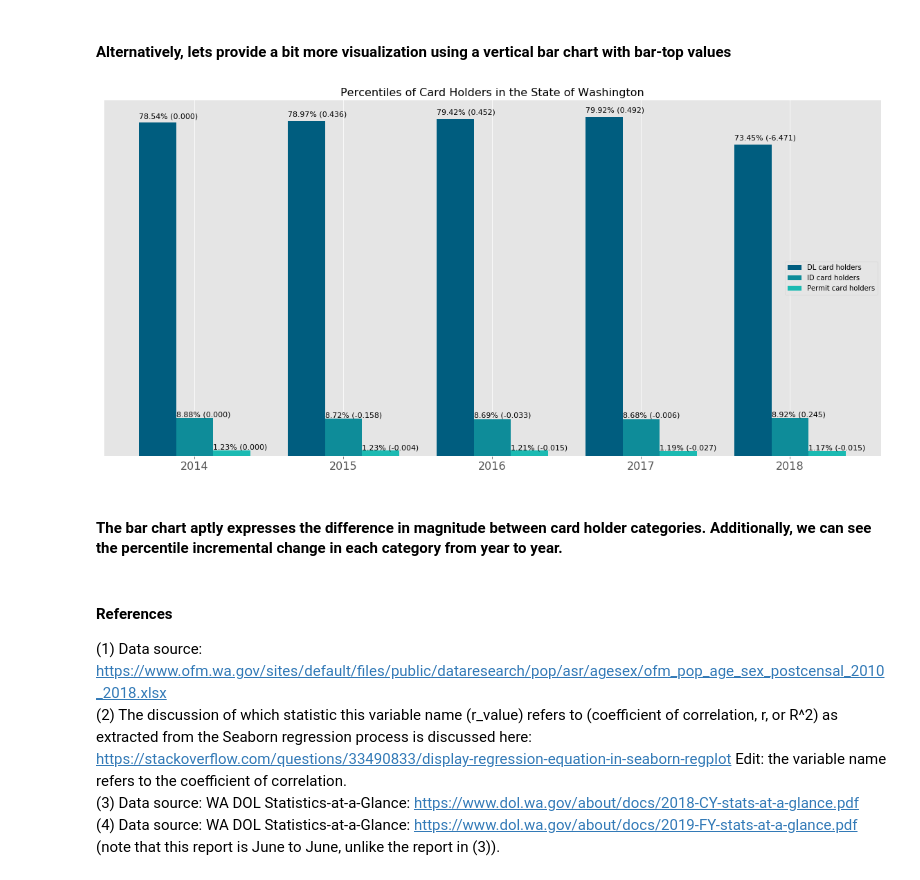
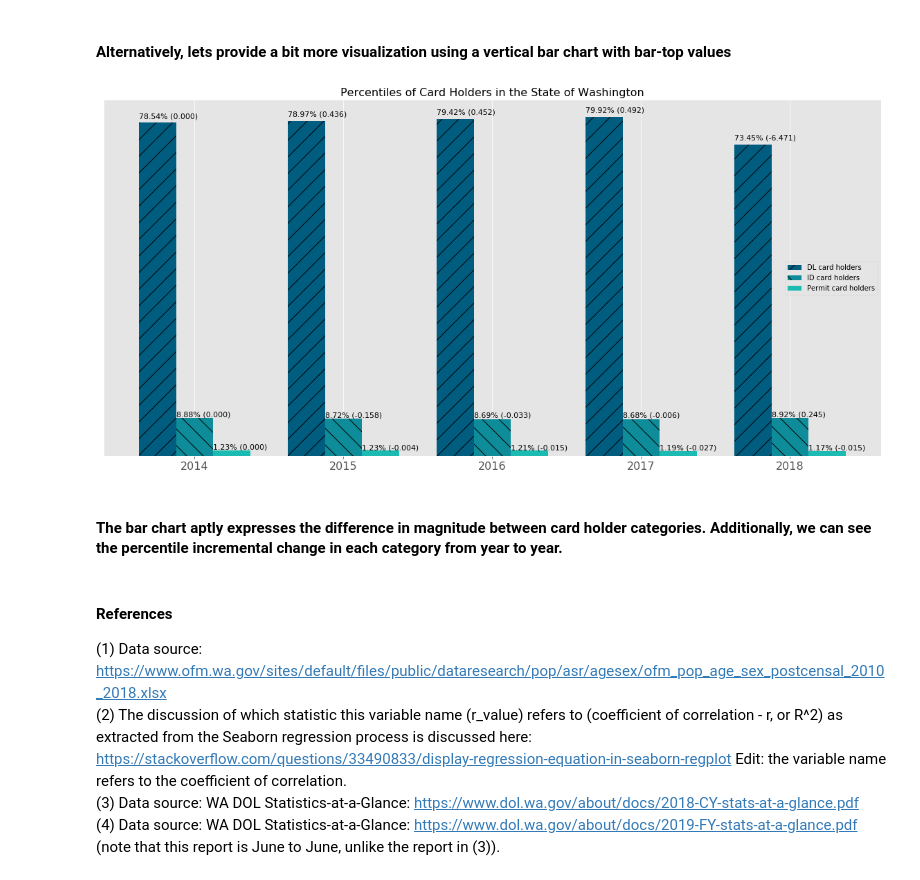
Before and after one commit to skipper0802arty/rootedinrights, a Jupyter notebook: Answering_Questions.ipynb, the cells around one changed output. Saved outputs shown, nothing was run; the diff lists cells and outputs as text; code cells hidden in the pictures.

Commit message:
Added bar chart

```diff
--- a/Answering_Questions.ipynb
+++ b/Answering_Questions.ipynb
@@ -470,9 +470,9 @@ width = 0.25
 fig, ax = plt.subplots(figsize=(16,8))
 
 # Create each bar object with sequence, spacing, color, and values
-rects1 = ax.bar(ind, DL_counts, width, color='#005d7f')                             # removed yerr=red_std, #5cb85c
-rects2 = ax.bar((ind + width), ID_counts, width, color='#0E8C99')               #5bc0de
-rects3 = ax.bar((ind + (width * 2)), Permit_counts, width, color='#1bbab2') #d9534f
+rects1 = ax.bar(ind, DL_counts, width, color='#005d7f', hatch='/')                             # removed yerr=red_std, #5cb85c
+rects2 = ax.bar((ind + width), ID_counts, width, color='#0E8C99', hatch='\\')            #5bc0de
+rects3 = ax.bar((ind + (width * 2)), Permit_counts, width, color='#1bbab2')              #d9534f
 
 # add settings for text, labels, title and axes ticks
 ax.set_title('Percentiles of Card Holders in the State of Washington', fontsize=16)
@@ -515,40 +515,40 @@ def autolabel(rects):
         else:
             # the next index
             z = r - 1
             change = rects[r].get_height() - rects[z].get_height()
         # text location
         ax.text(
             rects[r].get_x(), #  + rects[r].get_width() / 2.
             # adjusts the position above the bar
             1.01 * height,
             # add the percent symbol to the text label
             '{:.2%} ({:.3f})'.format(height/100, change),
             ha='left',  # justification relative to the xy of bar
             va='bottom',
             fontsize=11
             )
 
 # display the values
 autolabel(rects1)
 autolabel(rects2)
 autolabel(rects3)
 
 # Pull the FigureCanvas tight to the bars/legend as desired
 plt.tight_layout()
 
 # Show the plot
 plt.show()
 
 # Check the table
 # df_snapshot
 # %% [output]
-[figure, old version]
+[figure, new version]
 # %% [markdown]
 #### The bar chart aptly expresses the difference in magnitude between card holder categories. Additionally, we can see the percentile incremental change in each category from year to year.
 # %% [markdown]
 #### References
 (1) Data source: https://www.ofm.wa.gov/sites/default/files/public/dataresearch/pop/asr/agesex/ofm_pop_age_sex_postcensal_2010_2018.xlsx
-(2) The discussion of which statistic this variable name (r_value) refers to (coefficient of correlation, r, or R^2) as extracted from the Seaborn regression process is discussed here:
+(2) The discussion of which statistic this variable name (r_value) refers to (coefficient of correlation - r, or R^2) as extracted from the Seaborn regression process is discussed here:
   https://stackoverflow.com/questions/33490833/display-regression-equation-in-seaborn-regplot Edit: the variable name refers to the coefficient of correlation.
 (3) Data source: WA DOL Statistics-at-a-Glance: https://www.dol.wa.gov/about/docs/2018-CY-stats-at-a-glance.pdf
 (4) Data source: WA DOL Statistics-at-a-Glance: https://www.dol.wa.gov/about/docs/2019-FY-stats-at-a-glance.pdf  (note that this report is June to June, unlike the report in (3)).
```
Also changed, not shown: parts of 1 cell of this notebook.
